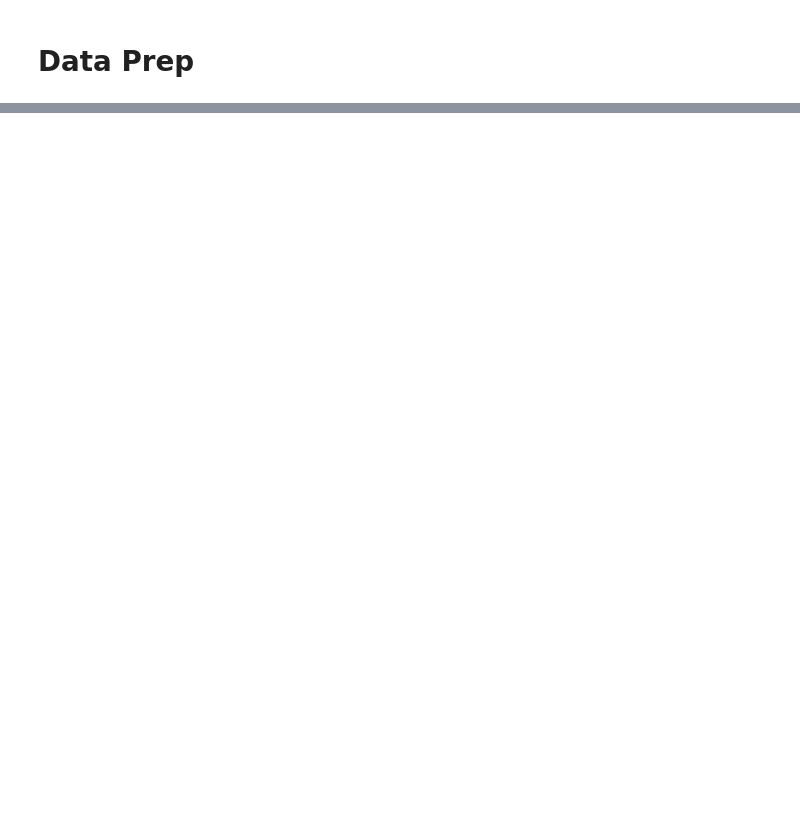
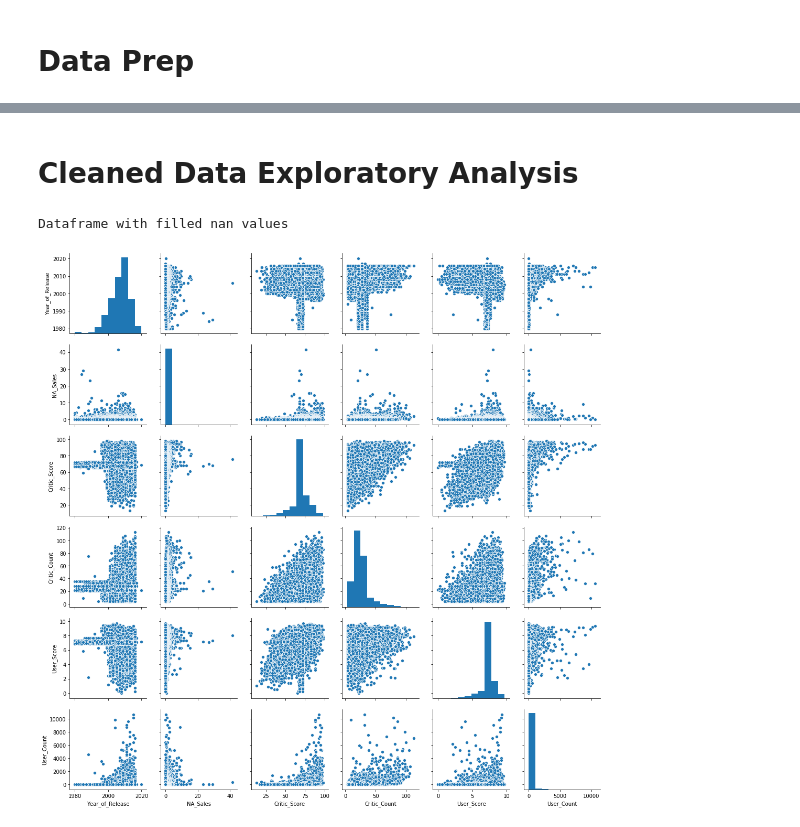
Before and after one commit to joseh4/projection_of_video_game_sales, a Jupyter notebook: master.ipynb, the cells around one changed output, grey strips where cells are left out. Saved outputs shown, nothing was run; the diff lists cells and outputs as text; code cells hidden in the pictures; blank space fills up the shorter version.

```diff
--- a/master.ipynb
+++ b/master.ipynb
@@ -440,4 +296,3 @@ video_game_df = video_game_df.apply(lambda x : fillna_average_by_target_column(x
-# %%
-video_game_df = video_game_df.apply(lambda x : fillna_average_by_target_column(x, GENRE_CRITIC_COUNT_AVG, 3, 11),  axis=1)
-# %%
-video_game_df = video_game_df.apply(lambda x : fillna_average_by_target_column(x, GENRE_CRITIC_COUNT_AVG, 3, 12),  axis=1)
+# %%
+video_game_null_fill_df = video_game_df.copy()
+video_game_null_remove_df = video_game_df.copy()
@@ -443,0 +302,15 @@ video_game_df = video_game_df.apply(lambda x : fillna_average_by_target_column(x
+# %%
+#Fill all nan value with the average by genre
+video_game_null_fill_df = video_game_null_fill_df.apply(lambda x : fillna_average_by_target_column(x, GENRE_CRITIC_SCORE_AVG, 3, 10),  axis=1)
+video_game_null_fill_df = video_game_null_fill_df.apply(lambda x : fillna_average_by_target_column(x, GENRE_CRITIC_COUNT_AVG, 3, 11),  axis=1)
+video_game_null_fill_df = video_game_null_fill_df.apply(lambda x : fillna_average_by_target_column(x, GENRE_USER_SCORE_AVG, 3, 12),  axis=1)
+video_game_null_fill_df = video_game_null_fill_df.apply(lambda x : fillna_average_by_target_column(x, GENRE_CRITIC_COUNT_AVG, 3, 13),  axis=1)
+video_game_null_fill_df.drop(columns=['EU_Sales', 'JP_Sales', 'Other_Sales', 'Global_Sales'], inplace=True)
+# %% [markdown]
+# Cleaned Data Exploratory Analysis
+# %%
+print('Dataframe with filled nan values')
+sns.pairplot(video_game_null_fill_df);
+# %% [output]
+Dataframe with filled nan values
+[figure, added]
```
Also changed, not shown: parts of 22 cells of this notebook.
